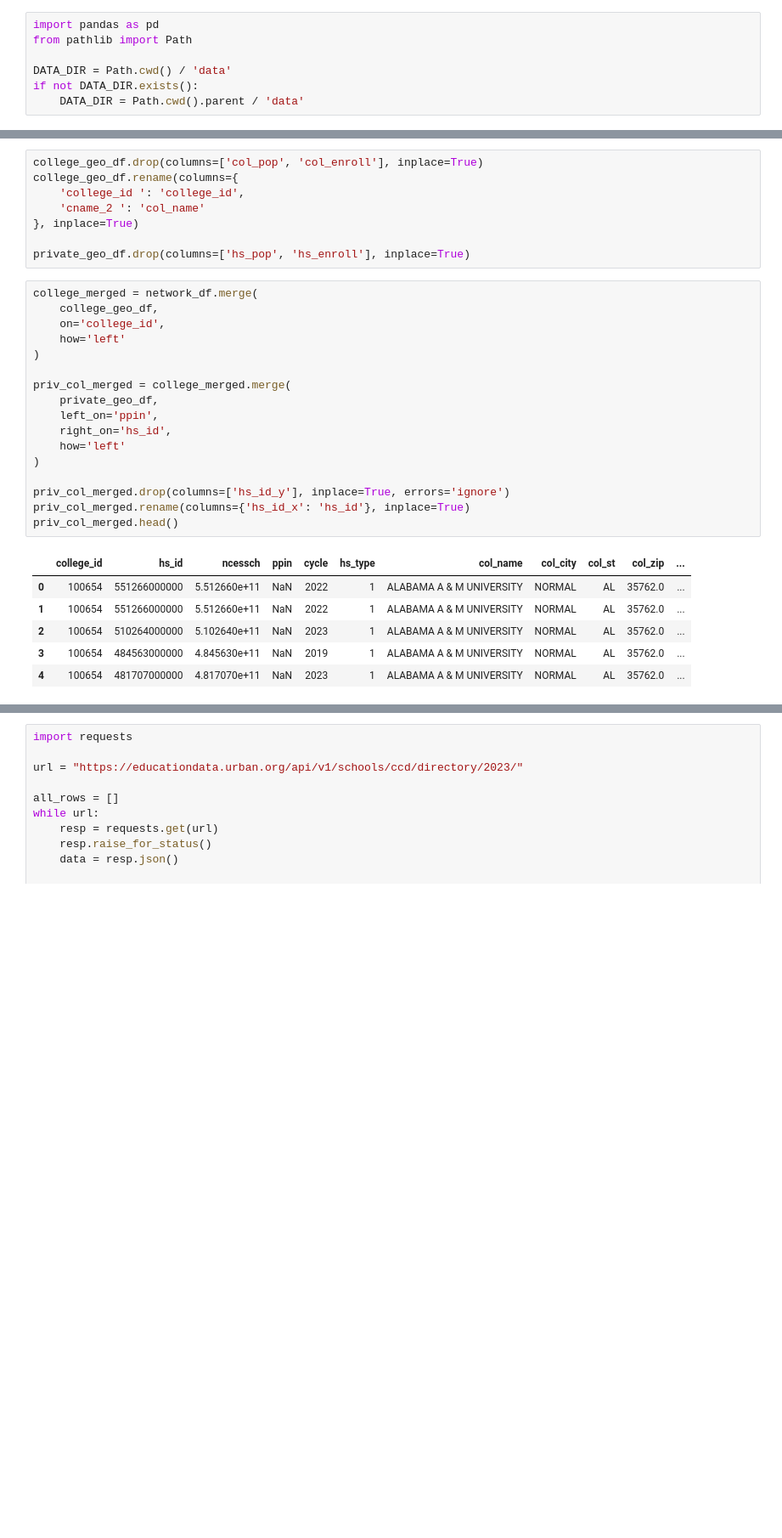
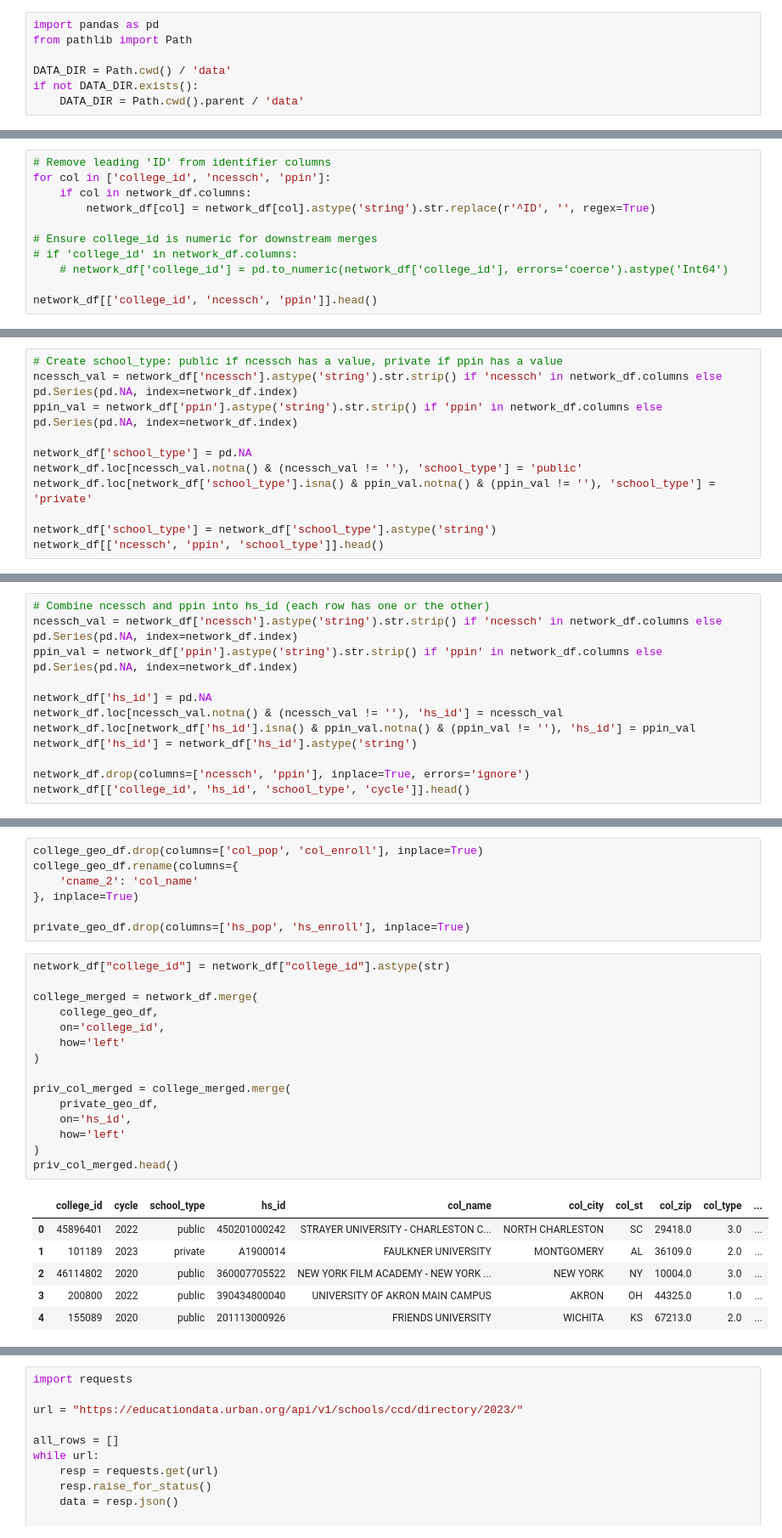
Before and after one commit to bryceclement1/c2i, a Jupyter notebook: src/geo.ipynb, the cells around one changed output, grey strips where cells are left out. Shown at 85% size. Saved outputs shown, nothing was run; the diff lists cells and outputs as text; blank space fills up the shorter version.

```diff
--- a/src/geo.ipynb
+++ b/src/geo.ipynb
@@ -11,0 +18,11 @@ private_geo_df = pd.read_csv(DATA_DIR / 'Private_Schools_geo.csv')
+# %%
+# Remove leading 'ID' from identifier columns
+for col in ['college_id', 'ncessch', 'ppin']:
+    if col in network_df.columns:
+        network_df[col] = network_df[col].astype('string').str.replace(r'^ID', '', regex=True)
+
+# Ensure college_id is numeric for downstream merges
+# if 'college_id' in network_df.columns:
+    # network_df['college_id'] = pd.to_numeric(network_df['college_id'], errors='coerce').astype('Int64')
+
+network_df[['college_id', 'ncessch', 'ppin']].head()
@@ -11,0 +36,11 @@ private_geo_df = pd.read_csv(DATA_DIR / 'Private_Schools_geo.csv')
+# %%
+# Create school_type: public if ncessch has a value, private if ppin has a value
+ncessch_val = network_df['ncessch'].astype('string').str.strip() if 'ncessch' in network_df.columns else pd.Series(pd.NA, index=network_df.index)
+ppin_val = network_df['ppin'].astype('string').str.strip() if 'ppin' in network_df.columns else pd.Series(pd.NA, index=network_df.index)
+
+network_df['school_type'] = pd.NA
+network_df.loc[ncessch_val.notna() & (ncessch_val != ''), 'school_type'] = 'public'
+network_df.loc[network_df['school_type'].isna() & ppin_val.notna() & (ppin_val != ''), 'school_type'] = 'private'
+
+network_df['school_type'] = network_df['school_type'].astype('string')
+network_df[['ncessch', 'ppin', 'school_type']].head()
@@ -11,0 +54,12 @@ private_geo_df = pd.read_csv(DATA_DIR / 'Private_Schools_geo.csv')
+# %%
+# Combine ncessch and ppin into hs_id (each row has one or the other)
+ncessch_val = network_df['ncessch'].astype('string').str.strip() if 'ncessch' in network_df.columns else pd.Series(pd.NA, index=network_df.index)
+ppin_val = network_df['ppin'].astype('string').str.strip() if 'ppin' in network_df.columns else pd.Series(pd.NA, index=network_df.index)
+
+network_df['hs_id'] = pd.NA
+network_df.loc[ncessch_val.notna() & (ncessch_val != ''), 'hs_id'] = ncessch_val
+network_df.loc[network_df['hs_id'].isna() & ppin_val.notna() & (ppin_val != ''), 'hs_id'] = ppin_val
+network_df['hs_id'] = network_df['hs_id'].astype('string')
+
+network_df.drop(columns=['ncessch', 'ppin'], inplace=True, errors='ignore')
+network_df[['college_id', 'hs_id', 'school_type', 'cycle']].head()
@@ -12,32 +73,29 @@ private_geo_df = pd.read_csv(DATA_DIR / 'Private_Schools_geo.csv')
 # %%
 college_geo_df.drop(columns=['col_pop', 'col_enroll'], inplace=True)
 college_geo_df.rename(columns={
-    'college_id ': 'college_id',
-    'cname_2 ': 'col_name'
+    'cname_2': 'col_name'
 }, inplace=True)
 
 private_geo_df.drop(columns=['hs_pop', 'hs_enroll'], inplace=True)
 # %%
+network_df["college_id"] = network_df["college_id"].astype(str)
+
 college_merged = network_df.merge(
     college_geo_df,
     on='college_id',
     how='left'
 )
 
 priv_col_merged = college_merged.merge(
     private_geo_df,
-    left_on='ppin',
-    right_on='hs_id',
+    on='hs_id',
     how='left'
 )
-
-priv_col_merged.drop(columns=['hs_id_y'], inplace=True, errors='ignore')
-priv_col_merged.rename(columns={'hs_id_x': 'hs_id'}, inplace=True)
 priv_col_merged.head()
 # %% [output]
-|  | college_id | hs_id | ncessch | ppin | cycle | hs_type | col_name | col_city | col_st | col_zip | ... |
-| 0 | 100654 | 551266000000 | 5.512660e+11 | NaN | 2022 | 1 | ALABAMA A & M UNIVERSITY | NORMAL | AL | 35762.0 | ... |
-| 1 | 100654 | 551266000000 | 5.512660e+11 | NaN | 2022 | 1 | ALABAMA A & M UNIVERSITY | NORMAL | AL | 35762.0 | ... |
-| 2 | 100654 | 510264000000 | 5.102640e+11 | NaN | 2023 | 1 | ALABAMA A & M UNIVERSITY | NORMAL | AL | 35762.0 | ... |
-| 3 | 100654 | 484563000000 | 4.845630e+11 | NaN | 2019 | 1 | ALABAMA A & M UNIVERSITY | NORMAL | AL | 35762.0 | ... |
-| 4 | 100654 | 481707000000 | 4.817070e+11 | NaN | 2023 | 1 | ALABAMA A & M UNIVERSITY | NORMAL | AL | 35762.0 | ... |
+|  | college_id | cycle | school_type | hs_id | col_name | col_city | col_st | col_zip | col_type | ... |
+| 0 | 45896401 | 2022 | public | 450201000242 | STRAYER UNIVERSITY - CHARLESTON C... | NORTH CHARLESTON | SC | 29418.0 | 3.0 | ... |
+| 1 | 101189 | 2023 | private | A1900014 | FAULKNER UNIVERSITY | MONTGOMERY | AL | 36109.0 | 2.0 | ... |
+| 2 | 46114802 | 2020 | public | 360007705522 | NEW YORK FILM ACADEMY - NEW YORK ... | NEW YORK | NY | 10004.0 | 3.0 | ... |
+| 3 | 200800 | 2022 | public | 390434800040 | UNIVERSITY OF AKRON MAIN CAMPUS | AKRON | OH | 44325.0 | 1.0 | ... |
+| 4 | 155089 | 2020 | public | 201113000926 | FRIENDS UNIVERSITY | WICHITA | KS | 67213.0 | 2.0 | ... |
```
Also changed, not shown: parts of 25 cells of this notebook, 1 other file.
